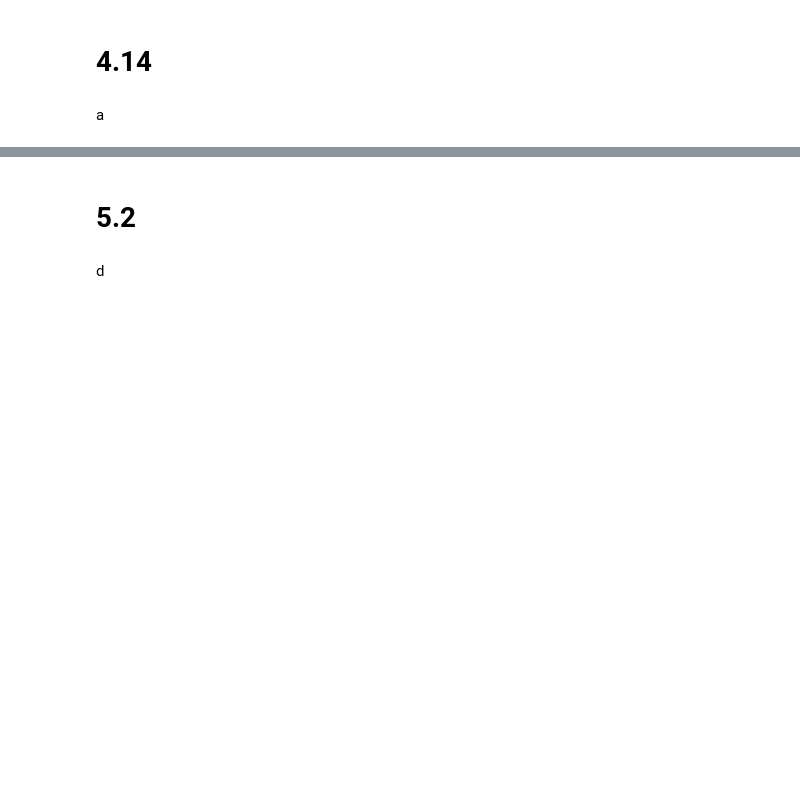
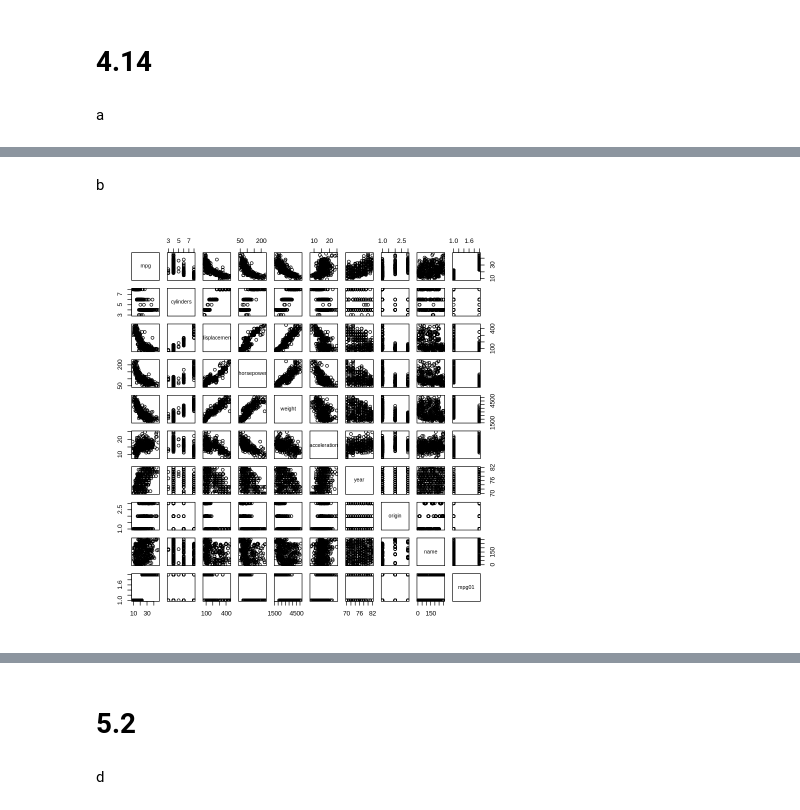
Before and after one commit to jooranlee/MATH4432, a Jupyter notebook: Assignment 2/Assignment_2.ipynb, the cells around one changed output, grey strips where cells are left out. Drawn from its saved outputs; the diff is of its cells as text; code cells hidden in the pictures; blank space fills up the shorter version.

```diff
--- a/Assignment 2/Assignment_2.ipynb
+++ b/Assignment 2/Assignment_2.ipynb
@@ -433,3 +450,10 @@ Out of all experiments in j, the best accuracy is achieved using lda with score
 # 4.14
 # %% [markdown]
 a
+# %%
+mpg01 <- rep(0, nrow(Auto))
+mpg01[Auto$mpg > median(Auto$mpg)] <- 1
+mpg01 <- as.factor(mpg01)
+Auto <- data.frame(Auto, mpg01)
+
+summary(Auto)
@@ -435,0 +480,6 @@ a
+# %% [markdown]
+b
+# %%
+pairs(Auto)
+# %% [output]
+[figure, added]
```
Also changed, not shown: parts of 25 cells of this notebook.
